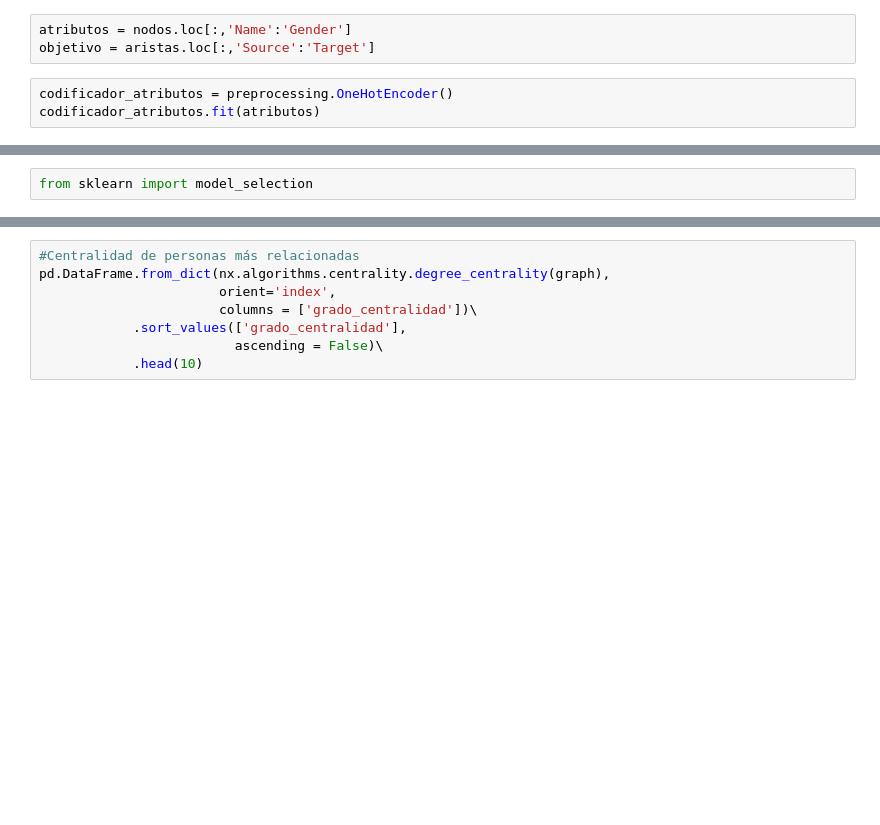
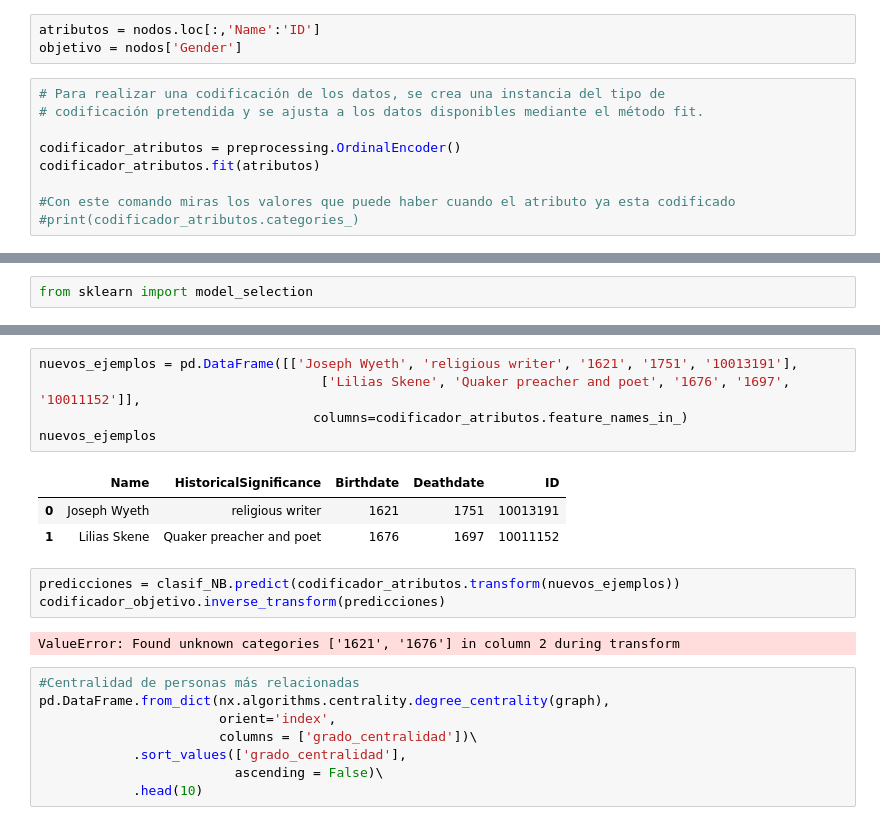
Before and after one commit to MRomalde/IA_Trabajo, a Jupyter notebook: Proyecto.ipynb, the cells around one changed output, grey strips where cells are left out. Drawn from its saved outputs; the diff is of its cells as text; blank space fills up the shorter version.

```diff
--- a/Proyecto.ipynb
+++ b/Proyecto.ipynb
@@ -61,9 +60,15 @@ plt.show()
 #A esto hay que darle una vuelta
 from sklearn import preprocessing
 # %%
-atributos = nodos.loc[:,'Name':'Gender']
-objetivo = aristas.loc[:,'Source':'Target']
+atributos = nodos.loc[:,'Name':'ID']
+objetivo = nodos['Gender']
 # %%
-codificador_atributos = preprocessing.OneHotEncoder()
+# Para realizar una codificación de los datos, se crea una instancia del tipo de
+# codificación pretendida y se ajusta a los datos disponibles mediante el método fit.
+
+codificador_atributos = preprocessing.OrdinalEncoder()
 codificador_atributos.fit(atributos)
+
+#Con este comando miras los valores que puede haber cuando el atributo ya esta codificado
+#print(codificador_atributos.categories_)
 # %% [output]
@@ -86,3 +226,17 @@ ValueError: Found input variables with inconsistent numbers of samples: [119, 17
+# %%
+nuevos_ejemplos = pd.DataFrame([['Joseph Wyeth', 'religious writer', '1621', '1751', '10013191'],
+                                    ['Lilias Skene', 'Quaker preacher and poet', '1676', '1697', '10011152']],
+                                   columns=codificador_atributos.feature_names_in_)
+nuevos_ejemplos
+# %% [output]
+|  | Name | HistoricalSignificance | Birthdate | Deathdate | ID |
+| 0 | Joseph Wyeth | religious writer | 1621 | 1751 | 10013191 |
+| 1 | Lilias Skene | Quaker preacher and poet | 1676 | 1697 | 10011152 |
+# %%
+predicciones = clasif_NB.predict(codificador_atributos.transform(nuevos_ejemplos))
+codificador_objetivo.inverse_transform(predicciones)
+# %% [output]
+ValueError: Found unknown categories ['1621', '1676'] in column 2 during transform
 # %%
 #Centralidad de personas más relacionadas
 pd.DataFrame.from_dict(nx.algorithms.centrality.degree_centrality(graph),
```
Also changed, not shown: parts of 16 cells of this notebook, 2 other files.
